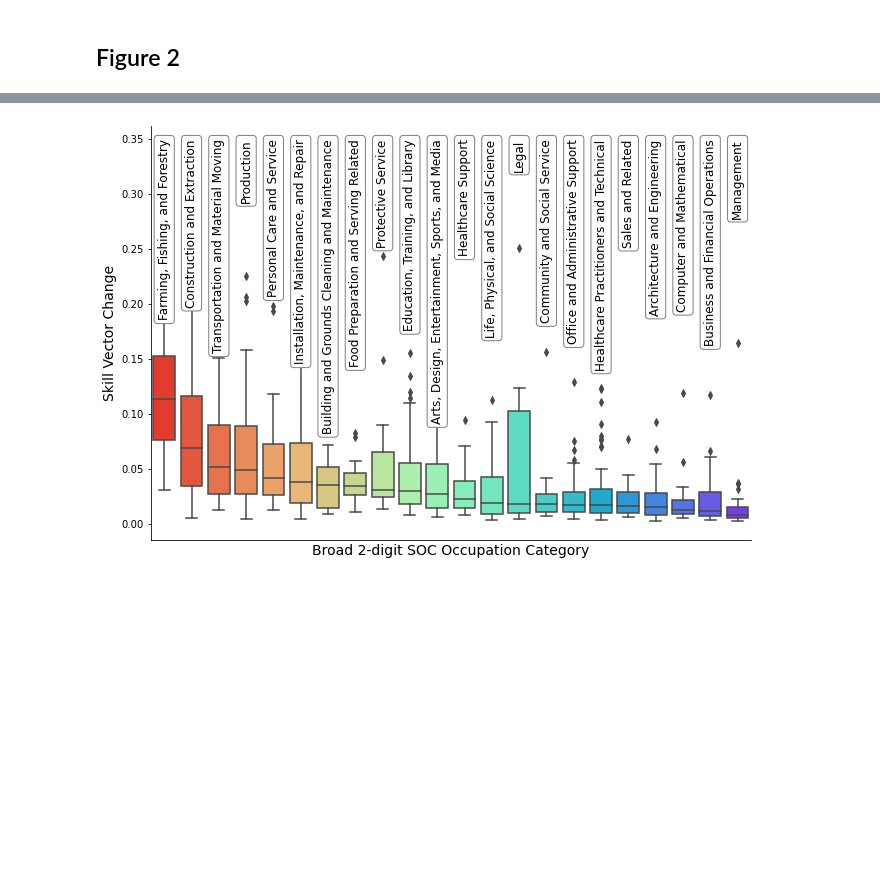
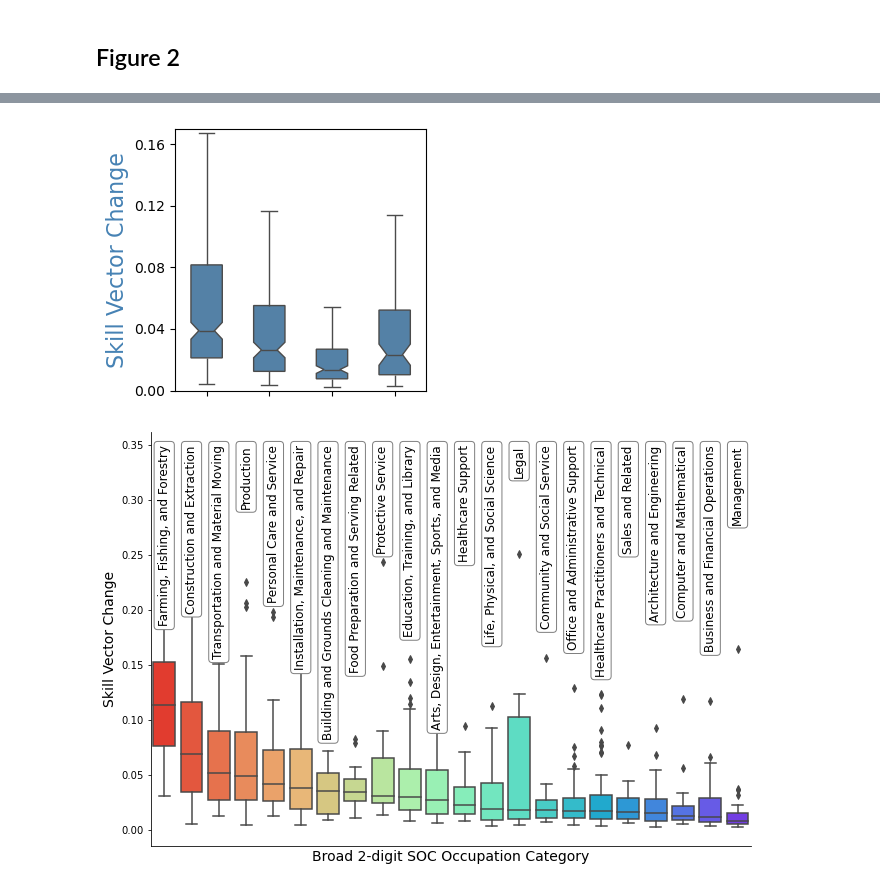
Before and after one commit to di-Tong/SkillPaper, a Jupyter notebook: Codes/MainFigures.ipynb, the cells around one changed output, grey strips where cells are left out. Cells and saved outputs as stored; diff of their text form; code cells hidden in the pictures; blank space fills up the shorter version.

```diff
--- a/Codes/MainFigures.ipynb
+++ b/Codes/MainFigures.ipynb
@@ -1118,3 +1130,32 @@ plt.savefig('/Users/ditong/MIT Dropbox/Di Tong/skills/SkillPaper/Results/updated
+# %%
+df_ei = pd.DataFrame([{"label": key, "value": v}
+    for key, values in ei.items()
+    for v in values])
+# Desired order
+order = ['high school', 'Associate', 'Bachelor', 'Master/Doctoral']
+
+plt.figure(figsize=(3.5, 3))
+ax = sns.boxplot(data=df_ei,
+    x='label',
+    y='value',
+    order=order,
+    color='steelblue',
+    width=0.5,
+    showfliers=False,   # <-- remove outlier dots
+    notch=True,         # <-- add notches = ~95% CI for median
+    linewidth=1)
+
+ax.set_xticklabels([])
+# Labels
+plt.ylabel('Skill Vector Change', fontsize=16, color='steelblue')
+plt.xlabel('', fontsize=16)
+plt.ylim(0, 0.17)
+ax.set_yticks(np.arange(0, 0.17, 0.04))
+
+plt.tight_layout()
+plt.savefig('/Users/ditong/MIT Dropbox/Di Tong/skills/SkillPaper/revision/NC/results/fig2/Fig2P3.pdf')
+# %% [output]
+[figure, added]
 # %%
 fig = plt.figure(figsize=(9, 6),facecolor='white')
 
```
Also changed, not shown: parts of 53 cells of this notebook, 1 other file.
